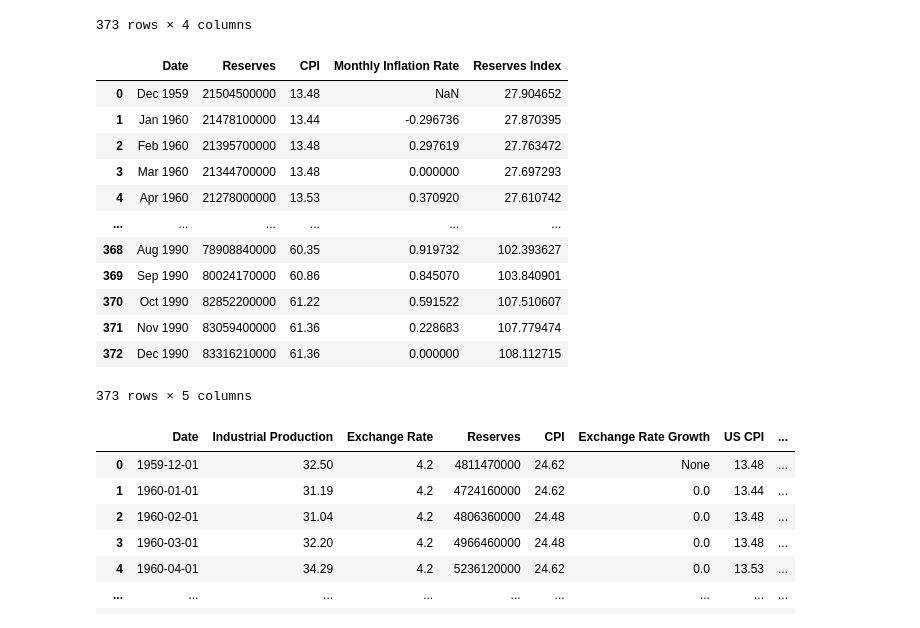
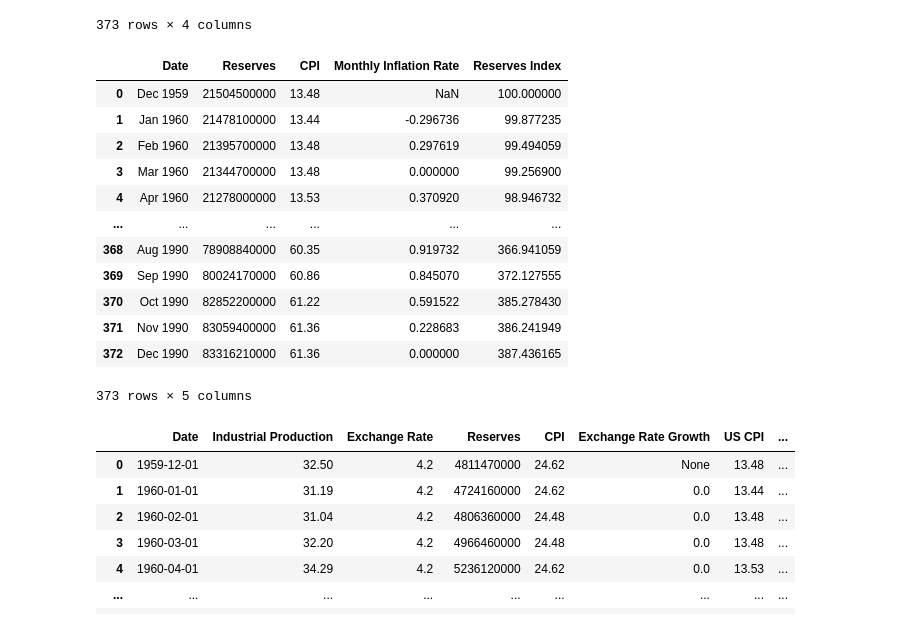
Before and after one commit to a-conga/EC1B1-Project-, a Jupyter notebook: code.ipynb, the cells around one changed output. Saved outputs shown, nothing was run; the diff lists cells and outputs as text; code cells hidden in the pictures.

Commit message:
fixing issues with reserves index

```diff
--- a/code.ipynb
+++ b/code.ipynb
@@ -366,26 +352,26 @@ us_df
 # %%
 # US RESERVES INDEX
 
 # Extract the value in the 'Reserves' column for that row
-us_dec_1990_row = us_df[us_df['Date'] == 'Dec 1990']
+us_dec_1959_row = us_df[us_df['Date'] == 'Dec 1959']
 # Assuming 'International Reserves' is the column name
-base_value = dec_1990_row['Reserves'].iloc[0]
+base_value = us_dec_1959_row['Reserves'].iloc[0]
 us_df['Reserves Index'] = (us_df['Reserves'] / base_value) * 100
 
 us_df
 # %% [output]
 |  | Date | Reserves | CPI | Monthly Inflation Rate | Reserves Index |
-| 0 | Dec 1959 | 21504500000 | 13.48 | NaN | 27.904652 |
-| 1 | Jan 1960 | 21478100000 | 13.44 | -0.296736 | 27.870395 |
-| 2 | Feb 1960 | 21395700000 | 13.48 | 0.297619 | 27.763472 |
-| 3 | Mar 1960 | 21344700000 | 13.48 | 0.000000 | 27.697293 |
-| 4 | Apr 1960 | 21278000000 | 13.53 | 0.370920 | 27.610742 |
+| 0 | Dec 1959 | 21504500000 | 13.48 | NaN | 100.000000 |
+| 1 | Jan 1960 | 21478100000 | 13.44 | -0.296736 | 99.877235 |
+| 2 | Feb 1960 | 21395700000 | 13.48 | 0.297619 | 99.494059 |
+| 3 | Mar 1960 | 21344700000 | 13.48 | 0.000000 | 99.256900 |
+| 4 | Apr 1960 | 21278000000 | 13.53 | 0.370920 | 98.946732 |
 | ... | ... | ... | ... | ... | ... |
-| 368 | Aug 1990 | 78908840000 | 60.35 | 0.919732 | 102.393627 |
-| 369 | Sep 1990 | 80024170000 | 60.86 | 0.845070 | 103.840901 |
-| 370 | Oct 1990 | 82852200000 | 61.22 | 0.591522 | 107.510607 |
-| 371 | Nov 1990 | 83059400000 | 61.36 | 0.228683 | 107.779474 |
-| 372 | Dec 1990 | 83316210000 | 61.36 | 0.000000 | 108.112715 |
+| 368 | Aug 1990 | 78908840000 | 60.35 | 0.919732 | 366.941059 |
+| 369 | Sep 1990 | 80024170000 | 60.86 | 0.845070 | 372.127555 |
+| 370 | Oct 1990 | 82852200000 | 61.22 | 0.591522 | 385.278430 |
+| 371 | Nov 1990 | 83059400000 | 61.36 | 0.228683 | 386.241949 |
+| 372 | Dec 1990 | 83316210000 | 61.36 | 0.000000 | 387.436165 |
 373 rows × 5 columns
 # %%
 # REFORMAT DATE TIME
```
Also changed, not shown: parts of 2 cells of this notebook, 3 other files.
